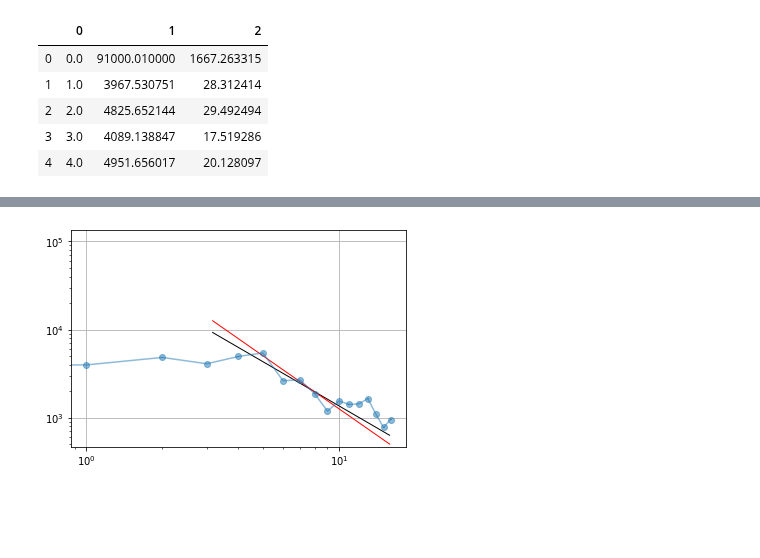
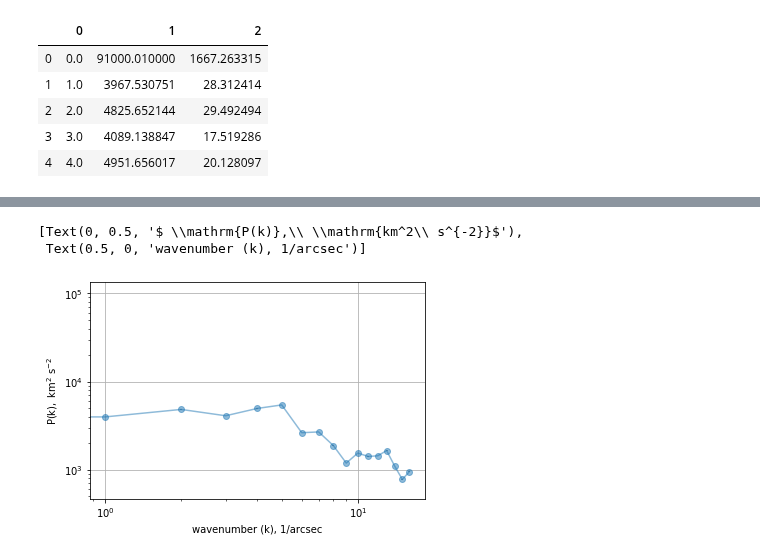
Before and after one commit to will-henney/JavGVastro-PhD, a Jupyter notebook: PSSBR.ipynb, the cells around one changed output, grey strips where cells are left out. Saved outputs shown, nothing was run; the diff lists cells and outputs as text; code cells hidden in the pictures; blank space fills up the shorter version.

```diff
--- a/PSSBR.ipynb
+++ b/PSSBR.ipynb
@@ -119,13 +121,16 @@ plt.axis('equal')
 # %%
 fig, ax=plt.subplots()
 sgrid = np.logspace(0.5, 1.2)
-plt.plot(sgrid, (10**4.8)*sgrid**(-5/3), color="k", lw=1, label="Kolmogorov")
-plt.plot(sgrid, (10**5.1)*sgrid**(-2), color="r", lw=1, label="Burgers")
+#plt.plot(sgrid, (10**7)*sgrid**(-11/3), color="k", lw=1, label="Kolmogorov")
+#plt.plot(sgrid, (10**5.1)*sgrid**(-2), color="r", lw=1, label="Burgers")
 ax.errorbar(psd1D_2[0],psd1D_2[1],yerr=psd1D_2[2], fmt="o-", ecolor='k', alpha=0.5)
 ax.set(xscale='log',yscale='log')
 #plt.legend()
 #plt.xlim(2, 20)
 plt.ylim(psd1D_2[1].min()*0.6, psd1D_2[1].max()*1.5)
 ax.grid()
+ax.set(xlabel='wavenumber (k), 1/arcsec', ylabel=r'$ \mathrm{P(k)},\ \mathrm{km^2\ s^{-2}}$')
 # %% [output]
+[Text(0, 0.5, '$ \\mathrm{P(k)},\\ \\mathrm{km^2\\ s^{-2}}$'),
+ Text(0.5, 0, 'wavenumber (k), 1/arcsec')]
-[figure, old version]
+[figure, new version]
```
Also changed, not shown: parts of 16 cells of this notebook, 2 other files.
